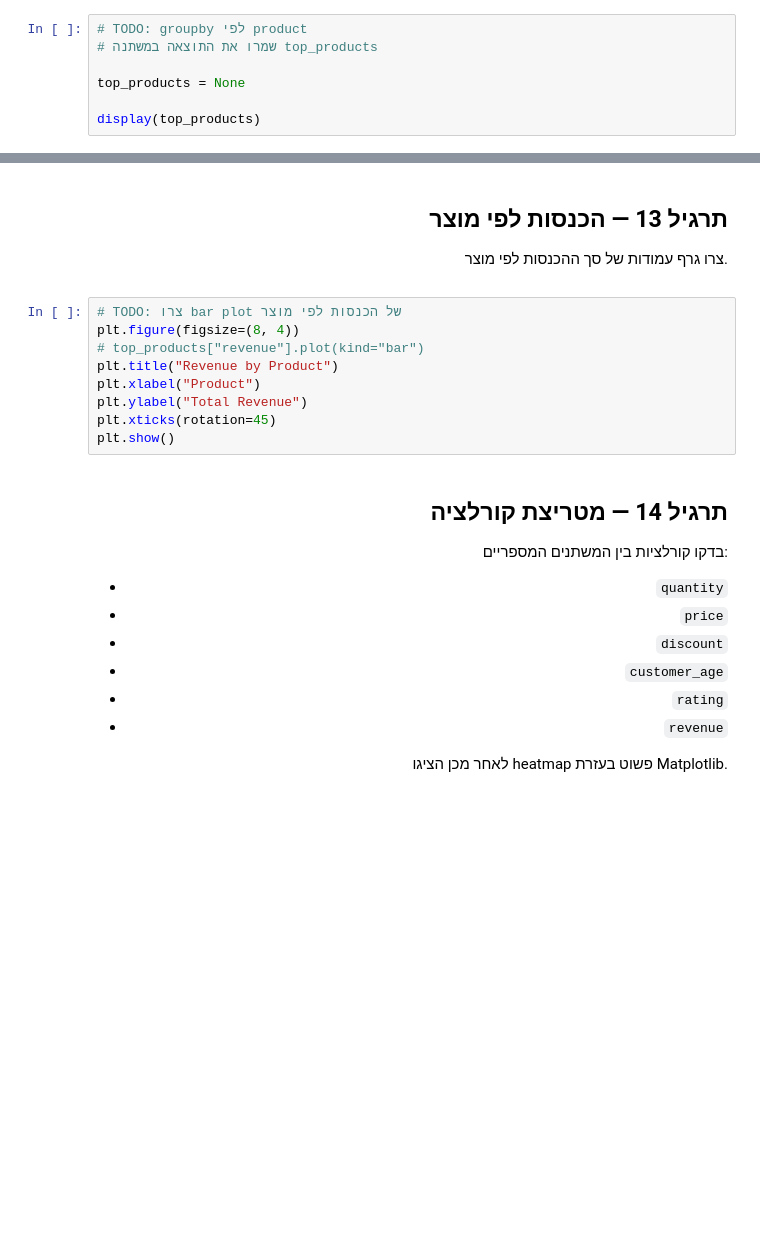
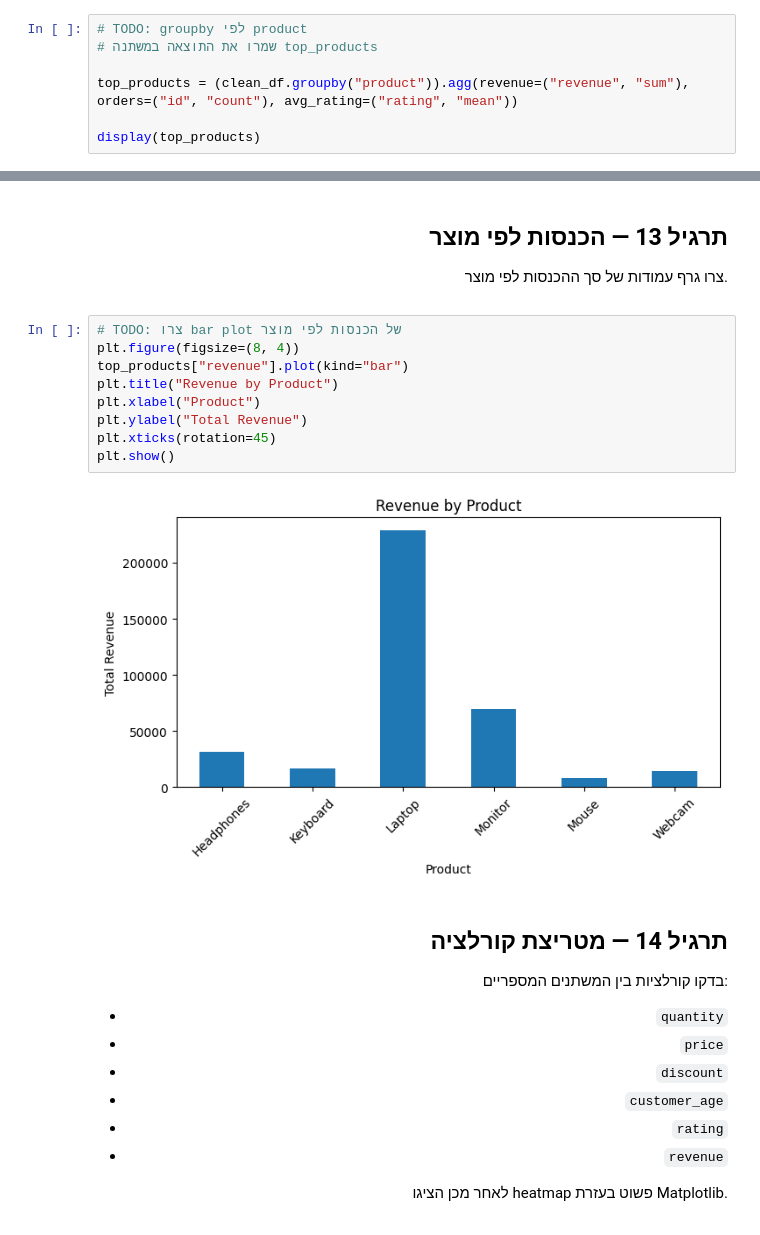
Before and after one commit to yahavLer/python-ai-engineer, a Jupyter notebook: tirgul/class4.ipynb, the cells around one changed output, grey strips where cells are left out. Cells and saved outputs as stored; diff of their text form; blank space fills up the shorter version.

```diff
--- a/tirgul/class4.ipynb
+++ b/tirgul/class4.ipynb
@@ -479,6 +596,6 @@ display(outliers)
 # TODO: groupby לפי product
 # שמרו את התוצאה במשתנה top_products
 
-top_products = None
+top_products = (clean_df.groupby("product")).agg(revenue=("revenue", "sum"), orders=("id", "count"), avg_rating=("rating", "mean"))
 
 display(top_products)
@@ -684,12 +878,14 @@ plt.show()
 # %%
 # TODO: צרו bar plot של הכנסות לפי מוצר
 plt.figure(figsize=(8, 4))
-# top_products["revenue"].plot(kind="bar")
+top_products["revenue"].plot(kind="bar")
 plt.title("Revenue by Product")
 plt.xlabel("Product")
 plt.ylabel("Total Revenue")
 plt.xticks(rotation=45)
 plt.show()
+# %% [output]
+[figure, added]
 # %% [markdown]
 <div class="rtl" dir="rtl" style="direction: rtl; text-align: right;">
 
```
Also changed, not shown: parts of 20 cells of this notebook, 5 other files.
